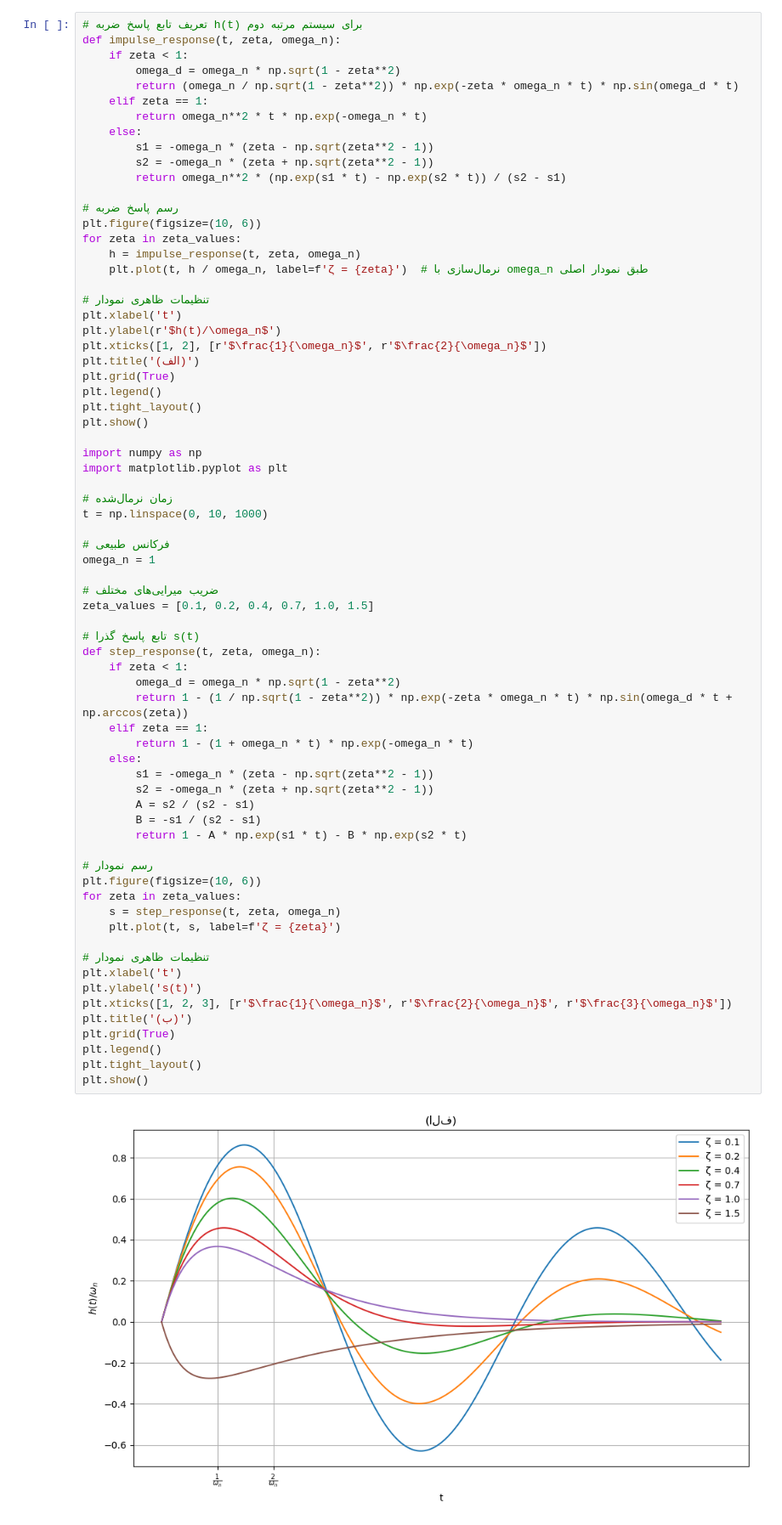
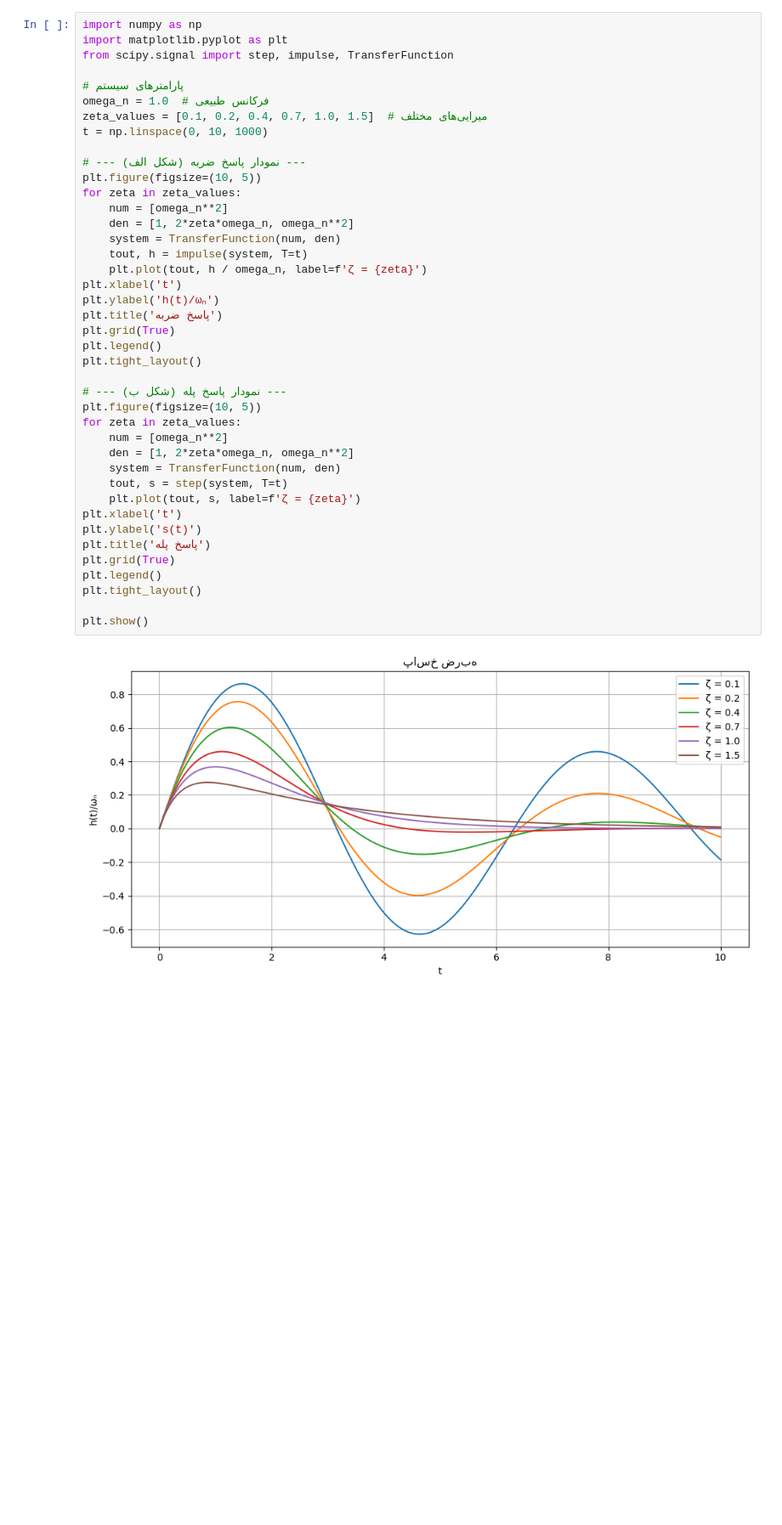
Before and after one commit to tayebehemati/DSP, a Jupyter notebook: فصل6 بخش سوم (2).ipynb, the cells around one changed output. Shown at 85% size. Cells and saved outputs as stored; diff of their text form; blank space fills up the shorter version.

```diff
--- a/فصل6 بخش سوم (2).ipynb
+++ b/فصل6 بخش سوم (2).ipynb
@@ -171,72 +169,43 @@ $$
 # %%
-# تعریف تابع پاسخ ضربه h(t) برای سیستم مرتبه دوم
-def impulse_response(t, zeta, omega_n):
-    if zeta < 1:
-        omega_d = omega_n * np.sqrt(1 - zeta**2)
-        return (omega_n / np.sqrt(1 - zeta**2)) * np.exp(-zeta * omega_n * t) * np.sin(omega_d * t)
-    elif zeta == 1:
-        return omega_n**2 * t * np.exp(-omega_n * t)
-    else:
-        s1 = -omega_n * (zeta - np.sqrt(zeta**2 - 1))
-        s2 = -omega_n * (zeta + np.sqrt(zeta**2 - 1))
-        return omega_n**2 * (np.exp(s1 * t) - np.exp(s2 * t)) / (s2 - s1)
+import numpy as np
+import matplotlib.pyplot as plt
+from scipy.signal import step, impulse, TransferFunction
 
-# رسم پاسخ ضربه
-plt.figure(figsize=(10, 6))
+# پارامترهای سیستم
+omega_n = 1.0  # فرکانس طبیعی
+zeta_values = [0.1, 0.2, 0.4, 0.7, 1.0, 1.5]  # میرایی‌های مختلف
+t = np.linspace(0, 10, 1000)
+
+# --- نمودار پاسخ ضربه (شکل الف) ---
+plt.figure(figsize=(10, 5))
 for zeta in zeta_values:
-    h = impulse_response(t, zeta, omega_n)
-    plt.plot(t, h / omega_n, label=f'ζ = {zeta}')  # نرمال‌سازی با omega_n طبق نمودار اصلی
-
-# تنظیمات ظاهری نمودار
+    num = [omega_n**2]
+    den = [1, 2*zeta*omega_n, omega_n**2]
+    system = TransferFunction(num, den)
+    tout, h = impulse(system, T=t)
+    plt.plot(tout, h / omega_n, label=f'ζ = {zeta}')
 plt.xlabel('t')
-plt.ylabel(r'$h(t)/\omega_n$')
-plt.xticks([1, 2], [r'$\frac{1}{\omega_n}$', r'$\frac{2}{\omega_n}$'])
-plt.title('(الف)')
+plt.ylabel('h(t)/ωₙ')
+plt.title('پاسخ ضربه')
 plt.grid(True)
 plt.legend()
 plt.tight_layout()
-plt.show()
 
-import numpy as np
-import matplotlib.pyplot as plt
-
-# زمان نرمال‌شده
-t = np.linspace(0, 10, 1000)
-
-# فرکانس طبیعی
-omega_n = 1
-
-# ضریب میرایی‌های مختلف
-zeta_values = [0.1, 0.2, 0.4, 0.7, 1.0, 1.5]
-
-# تابع پاسخ گذرا s(t)
-def step_response(t, zeta, omega_n):
-    if zeta < 1:
-        omega_d = omega_n * np.sqrt(1 - zeta**2)
-        return 1 - (1 / np.sqrt(1 - zeta**2)) * np.exp(-zeta * omega_n * t) * np.sin(omega_d * t + np.arccos(zeta))
-    elif zeta == 1:
-        return 1 - (1 + omega_n * t) * np.exp(-omega_n * t)
-    else:
-        s1 = -omega_n * (zeta - np.sqrt(zeta**2 - 1))
-        s2 = -omega_n * (zeta + np.sqrt(zeta**2 - 1))
-        A = s2 / (s2 - s1)
-        B = -s1 / (s2 - s1)
-        return 1 - A * np.exp(s1 * t) - B * np.exp(s2 * t)
-
-# رسم نمودار
-plt.figure(figsize=(10, 6))
+# --- نمودار پاسخ پله (شکل ب) ---
+plt.figure(figsize=(10, 5))
 for zeta in zeta_values:
-    s = step_response(t, zeta, omega_n)
-    plt.plot(t, s, label=f'ζ = {zeta}')
-
-# تنظیمات ظاهری نمودار
+    num = [omega_n**2]
+    den = [1, 2*zeta*omega_n, omega_n**2]
+    system = TransferFunction(num, den)
+    tout, s = step(system, T=t)
+    plt.plot(tout, s, label=f'ζ = {zeta}')
 plt.xlabel('t')
 plt.ylabel('s(t)')
-plt.xticks([1, 2, 3], [r'$\frac{1}{\omega_n}$', r'$\frac{2}{\omega_n}$', r'$\frac{3}{\omega_n}$'])
-plt.title('(ب)')
+plt.title('پاسخ پله')
 plt.grid(True)
 plt.legend()
 plt.tight_layout()
+
 plt.show()
 # %% [output]
-[figure, old version]
+[figure, new version]
```
Also changed, not shown: parts of 3 cells of this notebook.
